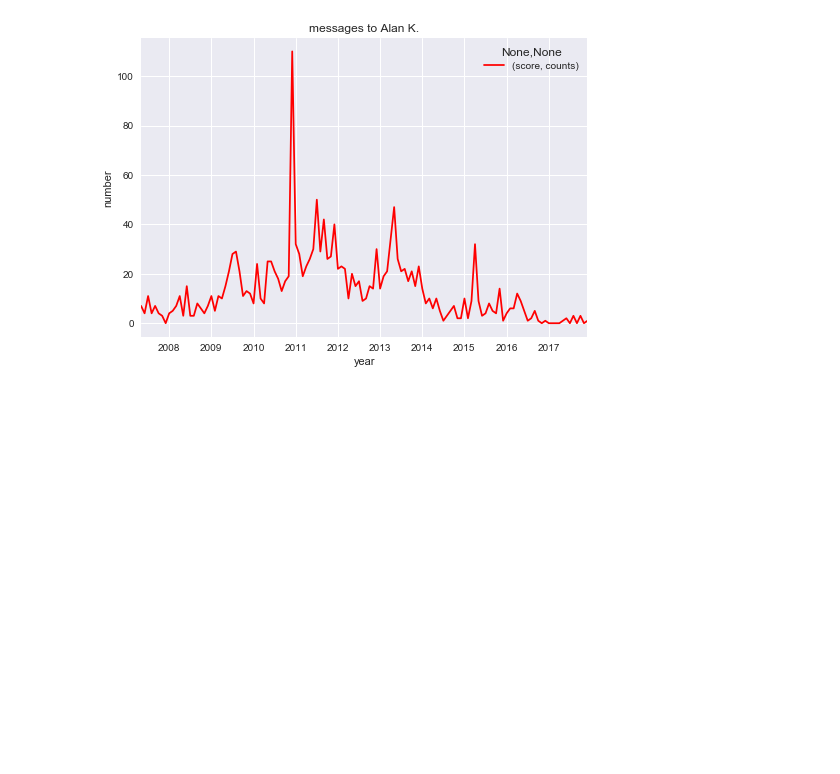
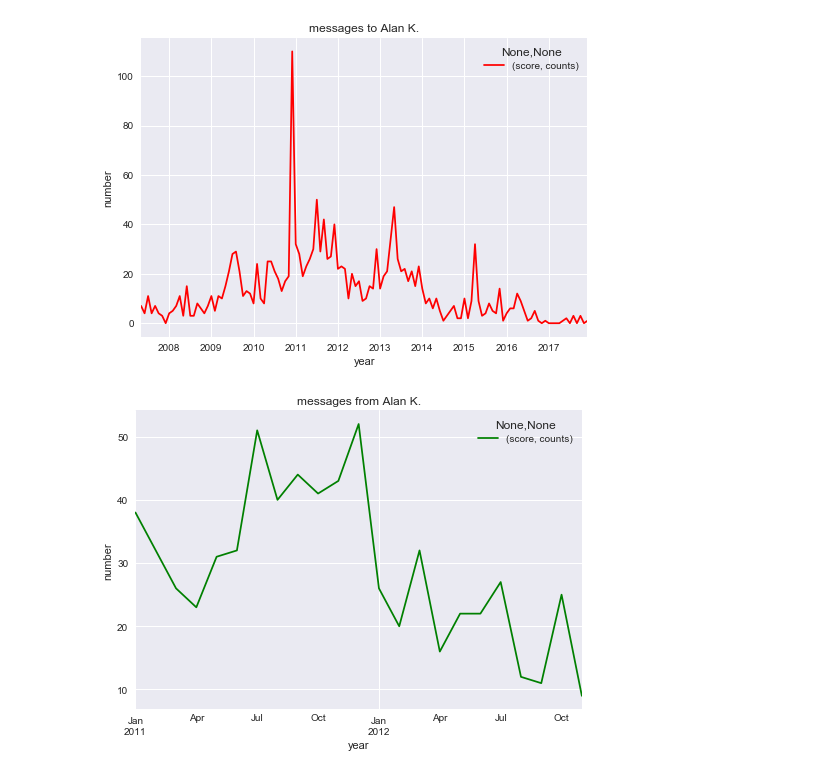
Before and after one commit to jsdiazpo/Gmail_Analysis, a Jupyter notebook: Gmail_Analysis.ipynb, the cells around one changed output. Saved outputs shown, nothing was run; the diff lists cells and outputs as text; code cells hidden in the pictures; blank space fills up the shorter version.

```diff
--- a/Gmail_Analysis.ipynb
+++ b/Gmail_Analysis.ipynb
@@ -390,3 +401,10 @@ plt.xlabel('year');
 # %% [output]
 [figure]
 [figure]
+# %%
+b['2011-01-01 00:00:00+00:00':'2012-12-01 00:00:00+00:00'].plot(color='g')
+plt.title('messages from Alan K.')
+plt.ylabel('number')
+plt.xlabel('year');
+# %% [output]
+[figure, added]
```
Also changed, not shown: parts of 1 cell of this notebook.
